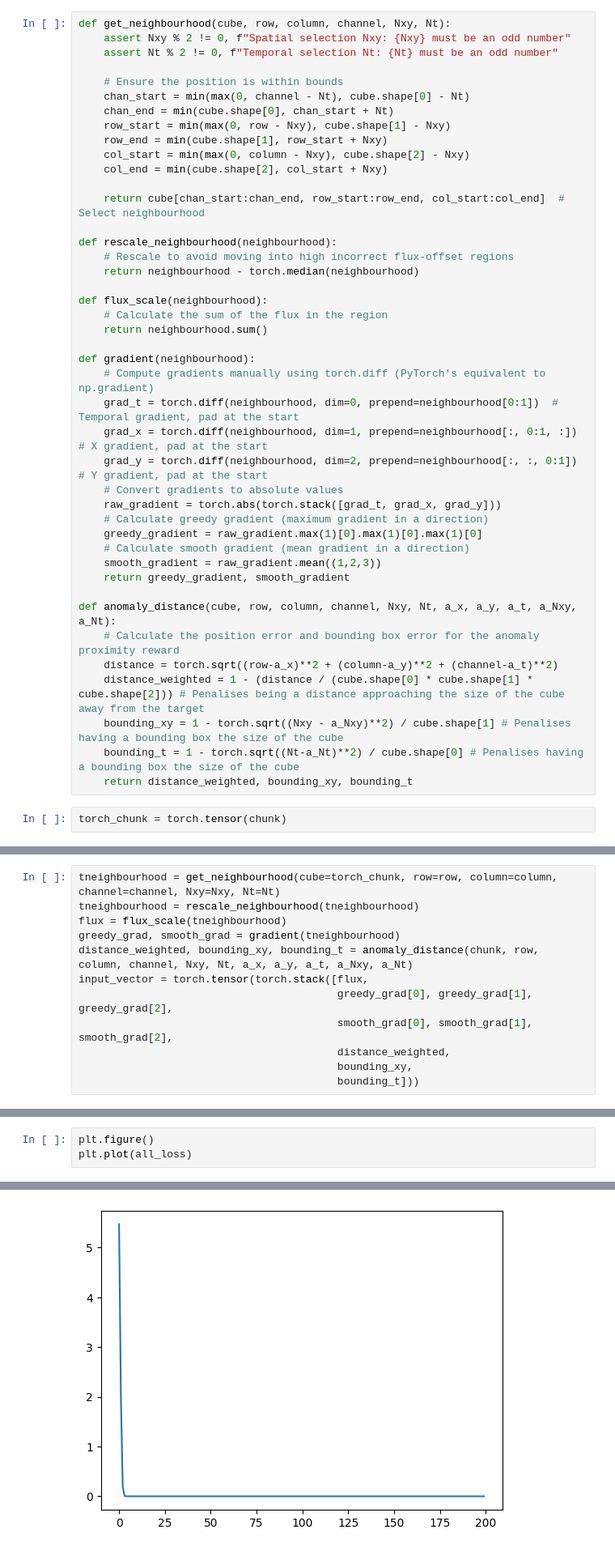
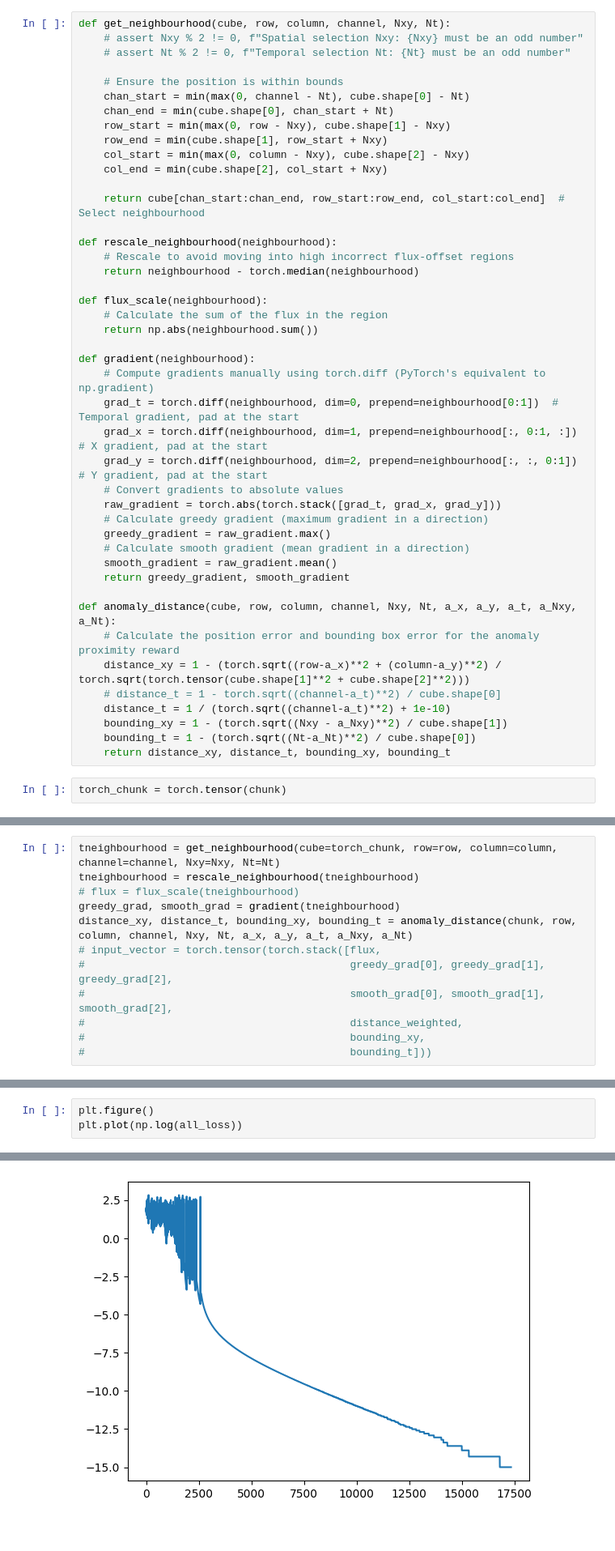
Before and after one commit to SpaceMeerkat/traident, a Jupyter notebook: training/preprocessing.ipynb, the cells around one changed output, grey strips where cells are left out. Shown at 81% size. Drawn from its saved outputs; the diff is of its cells as text.

Commit message:
Including channel axis movement in agent action steps

```diff
--- a/training/preprocessing.ipynb
+++ b/training/preprocessing.ipynb
@@ -116,8 +115,8 @@ input_vector = [flux, greedy_grad[0], greedy_grad[1], greedy_grad[2], smooth_gra
 # Define a neighbourhood input vector calculator (torch)
 # %%
 def get_neighbourhood(cube, row, column, channel, Nxy, Nt):
-    assert Nxy % 2 != 0, f"Spatial selection Nxy: {Nxy} must be an odd number"
-    assert Nt % 2 != 0, f"Temporal selection Nt: {Nt} must be an odd number"
+    # assert Nxy % 2 != 0, f"Spatial selection Nxy: {Nxy} must be an odd number"
+    # assert Nt % 2 != 0, f"Temporal selection Nt: {Nt} must be an odd number"
 
     # Ensure the position is within bounds
     chan_start = min(max(0, channel - Nt), cube.shape[0] - Nt)
@@ -135,7 +134,7 @@ def rescale_neighbourhood(neighbourhood):
 
 def flux_scale(neighbourhood):
     # Calculate the sum of the flux in the region
-    return neighbourhood.sum()
+    return np.abs(neighbourhood.sum())
 
 def gradient(neighbourhood):
     # Compute gradients manually using torch.diff (PyTorch's equivalent to np.gradient)
@@ -145,18 +144,19 @@ def gradient(neighbourhood):
     # Convert gradients to absolute values
     raw_gradient = torch.abs(torch.stack([grad_t, grad_x, grad_y]))
     # Calculate greedy gradient (maximum gradient in a direction)
-    greedy_gradient = raw_gradient.max(1)[0].max(1)[0].max(1)[0]
+    greedy_gradient = raw_gradient.max()
     # Calculate smooth gradient (mean gradient in a direction)
-    smooth_gradient = raw_gradient.mean((1,2,3))
+    smooth_gradient = raw_gradient.mean()
     return greedy_gradient, smooth_gradient
 
 def anomaly_distance(cube, row, column, channel, Nxy, Nt, a_x, a_y, a_t, a_Nxy, a_Nt):
     # Calculate the position error and bounding box error for the anomaly proximity reward
-    distance = torch.sqrt((row-a_x)**2 + (column-a_y)**2 + (channel-a_t)**2)
-    distance_weighted = 1 - (distance / (cube.shape[0] * cube.shape[1] * cube.shape[2])) # Penalises being a distance approaching the size of the cube away from the target
-    bounding_xy = 1 - torch.sqrt((Nxy - a_Nxy)**2) / cube.shape[1] # Penalises having a bounding box the size of the cube
-    bounding_t = 1 - torch.sqrt((Nt-a_Nt)**2) / cube.shape[0] # Penalises having a bounding box the size of the cube
-    return distance_weighted, bounding_xy, bounding_t
+    distance_xy = 1 - (torch.sqrt((row-a_x)**2 + (column-a_y)**2) / torch.sqrt(torch.tensor(cube.shape[1]**2 + cube.shape[2]**2)))
+    # distance_t = 1 - torch.sqrt((channel-a_t)**2) / cube.shape[0]
+    distance_t = 1 / (torch.sqrt((channel-a_t)**2) + 1e-10)
+    bounding_xy = 1 - (torch.sqrt((Nxy - a_Nxy)**2) / cube.shape[1])
+    bounding_t = 1 - (torch.sqrt((Nt-a_Nt)**2) / cube.shape[0])
+    return distance_xy, distance_t, bounding_xy, bounding_t
 # %%
 torch_chunk = torch.tensor(chunk)
 # %%
@@ -168,12 +168,12 @@ a_x, a_y, a_t, a_Nxy, a_Nt = torch.tensor(64),torch.tensor(64),torch.tensor(4201
 # %%
 tneighbourhood = get_neighbourhood(cube=torch_chunk, row=row, column=column, channel=channel, Nxy=Nxy, Nt=Nt)
 tneighbourhood = rescale_neighbourhood(tneighbourhood)
-flux = flux_scale(tneighbourhood)
+# flux = flux_scale(tneighbourhood)
 greedy_grad, smooth_grad = gradient(tneighbourhood)
-distance_weighted, bounding_xy, bounding_t = anomaly_distance(chunk, row, column, channel, Nxy, Nt, a_x, a_y, a_t, a_Nxy, a_Nt)
-input_vector = torch.tensor(torch.stack([flux,
-                                         greedy_grad[0], greedy_grad[1], greedy_grad[2],
-                                         smooth_grad[0], smooth_grad[1], smooth_grad[2],
-                                         distance_weighted,
-                                         bounding_xy,
-                                         bounding_t]))
+distance_xy, distance_t, bounding_xy, bounding_t = anomaly_distance(chunk, row, column, channel, Nxy, Nt, a_x, a_y, a_t, a_Nxy, a_Nt)
+# input_vector = torch.tensor(torch.stack([flux,
+#                                          greedy_grad[0], greedy_grad[1], greedy_grad[2],
+#                                          smooth_grad[0], smooth_grad[1], smooth_grad[2],
+#                                          distance_weighted,
+#                                          bounding_xy,
+#                                          bounding_t]))
@@ -278,6 +292,6 @@ Training completed. Positions visited:
 # %%
 plt.figure()
-plt.plot(all_loss)
+plt.plot(np.log(all_loss))
 # %% [output]
 [<matplotlib.lines.Line2D at 0x...>]
-[figure, old version]
+[figure, new version]
```
Also changed, not shown: parts of 7 cells of this notebook.
